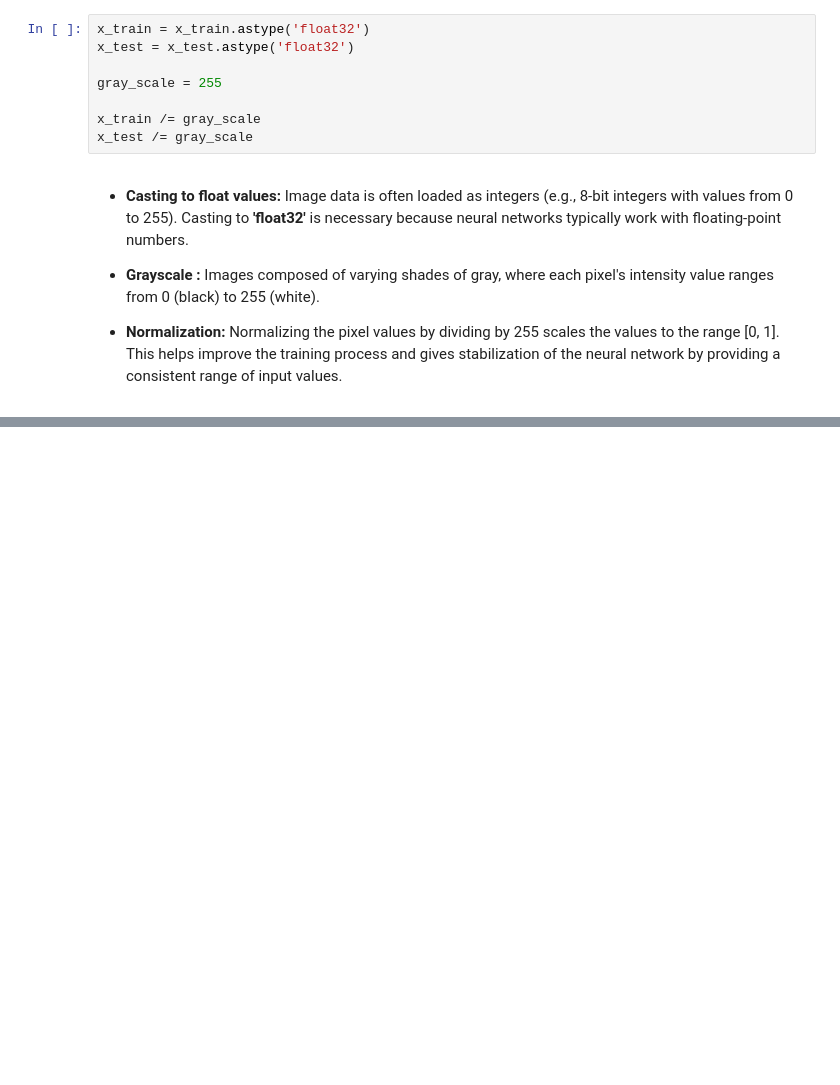
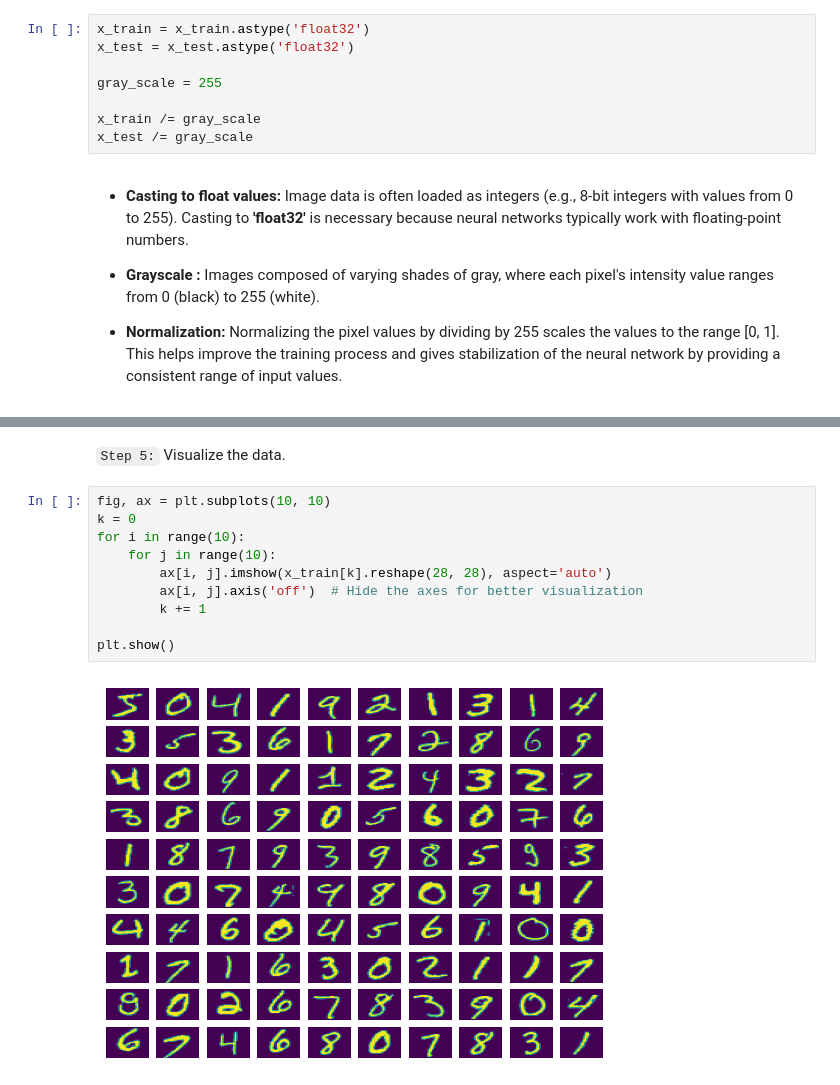
Before and after one commit to Rizwansaifi571/DeepLearning, a Jupyter notebook: Unit_01/Lesson_03.ipynb, the cells around one changed output, grey strips where cells are left out. Cells and saved outputs as stored; diff of their text form; blank space fills up the shorter version.

```diff
--- a/Unit_01/Lesson_03.ipynb
+++ b/Unit_01/Lesson_03.ipynb
@@ -66,0 +79,14 @@ x_test /= gray_scale
+# %% [markdown]
+`Step 5:` Visualize the data.
+# %%
+fig, ax = plt.subplots(10, 10)
+k = 0
+for i in range(10):
+    for j in range(10):
+        ax[i, j].imshow(x_train[k].reshape(28, 28), aspect='auto')
+        ax[i, j].axis('off')  # Hide the axes for better visualization
+        k += 1
+
+plt.show()
+# %% [output]
+[figure, added]
```
Also changed, not shown: parts of 3 cells of this notebook.
